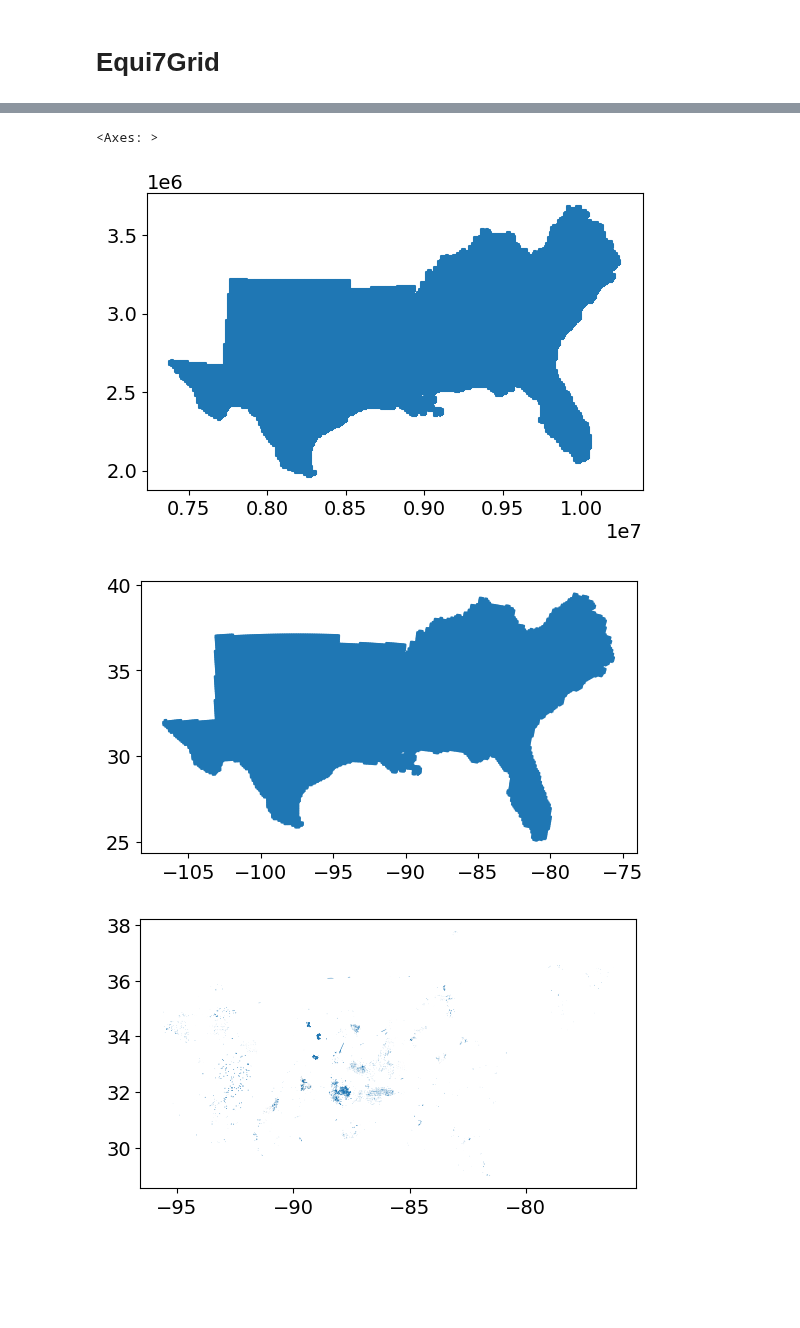
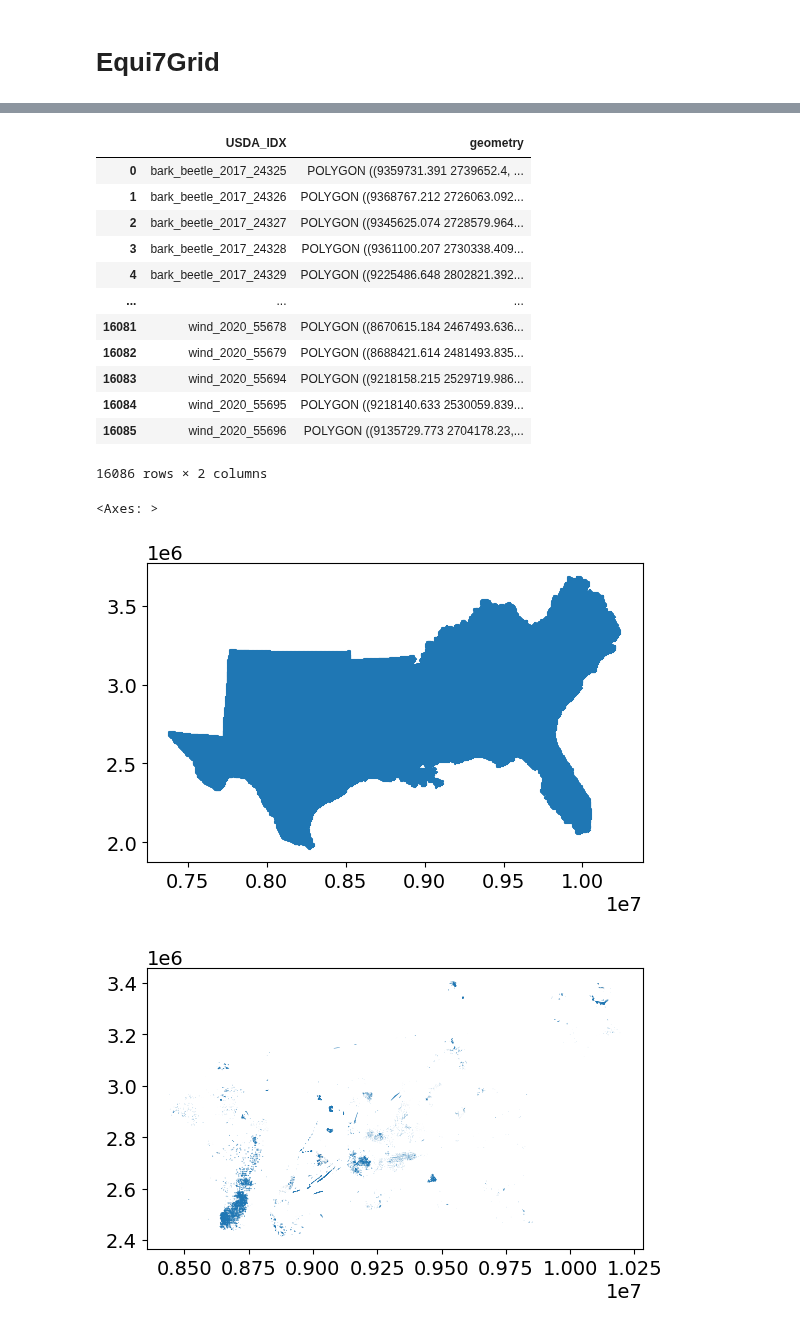
Before and after one commit to Franziska279/ForExD-WP1-P1, a Jupyter notebook: src/04_2_equi7_grid.ipynb, the cells around one changed output, grey strips where cells are left out. Cells and saved outputs as stored; diff of their text form; code cells hidden in the pictures; blank space fills up the shorter version.

```diff
--- a/src/04_2_equi7_grid.ipynb
+++ b/src/04_2_equi7_grid.ipynb
@@ -103,7 +142,11 @@ Size of Grid: 15.617286168509287 km²
+# %%
+grid = gpd.read_file("/Net/Groups/BGI/scratch/fmueller/ForExD-WP1-P1/grids/grid.shp")
+grid
 # %%
 # Define a POLYGON geometry
-path = '/Net/Groups/BGI/scratch/fmueller/ForExD-WP1-P1/results/convex_hulls_refdm.shp'
-conves = gpd.read_file(path)
+#path = '/Net/Groups/BGI/scratch/fmueller/ForExD-WP1-P1/results/convex_hulls_refdm.shp'
+file_path = "/Net/Groups/BGI/scratch/fmueller/ForExD-WP1-P1/results/overlapping_results/convex_hulls_refdm.shp"
+conves = gpd.read_file(file_path)
 conves
 # %% [output]
 |  | USDA_IDX | geometry |
@@ -122,12 +165,30 @@ conves
+# %%
+equi7_crs = grid.crs
+# Reproject the GeoDataFrame to Equi7Grid
+conves_equi7 = conves.to_crs(equi7_crs)
+conves_equi7
+# %% [output]
+|  | USDA_IDX | geometry |
+| 0 | bark_beetle_2017_24325 | POLYGON ((9359731.391 2739652.4, ... |
+| 1 | bark_beetle_2017_24326 | POLYGON ((9368767.212 2726063.092... |
+| 2 | bark_beetle_2017_24327 | POLYGON ((9345625.074 2728579.964... |
+| 3 | bark_beetle_2017_24328 | POLYGON ((9361100.207 2730338.409... |
+| 4 | bark_beetle_2017_24329 | POLYGON ((9225486.648 2802821.392... |
+| ... | ... | ... |
+| 16081 | wind_2020_55678 | POLYGON ((8670615.184 2467493.636... |
+| 16082 | wind_2020_55679 | POLYGON ((8688421.614 2481493.835... |
+| 16083 | wind_2020_55694 | POLYGON ((9218158.215 2529719.986... |
+| 16084 | wind_2020_55695 | POLYGON ((9218140.633 2530059.839... |
+| 16085 | wind_2020_55696 | POLYGON ((9135729.773 2704178.23,... |
+16086 rows × 2 columns
 # %%
 grid.boundary.plot()
-grid_epsg4326.boundary.plot()
-conves.plot()
+#grid_epsg4326.boundary.plot()
+conves_equi7.plot()
 # %% [output]
 <Axes: >
 [figure]
-[figure, old version]
+[figure, new version]
-[figure, removed]
 # %%
 intersected_gdf = gpd.sjoin(grid_epsg4326, conves, how='inner', predicate='intersects')
 intersected_gdf = intersected_gdf.reset_index()
```
Also changed, not shown: parts of 20 cells of this notebook.
